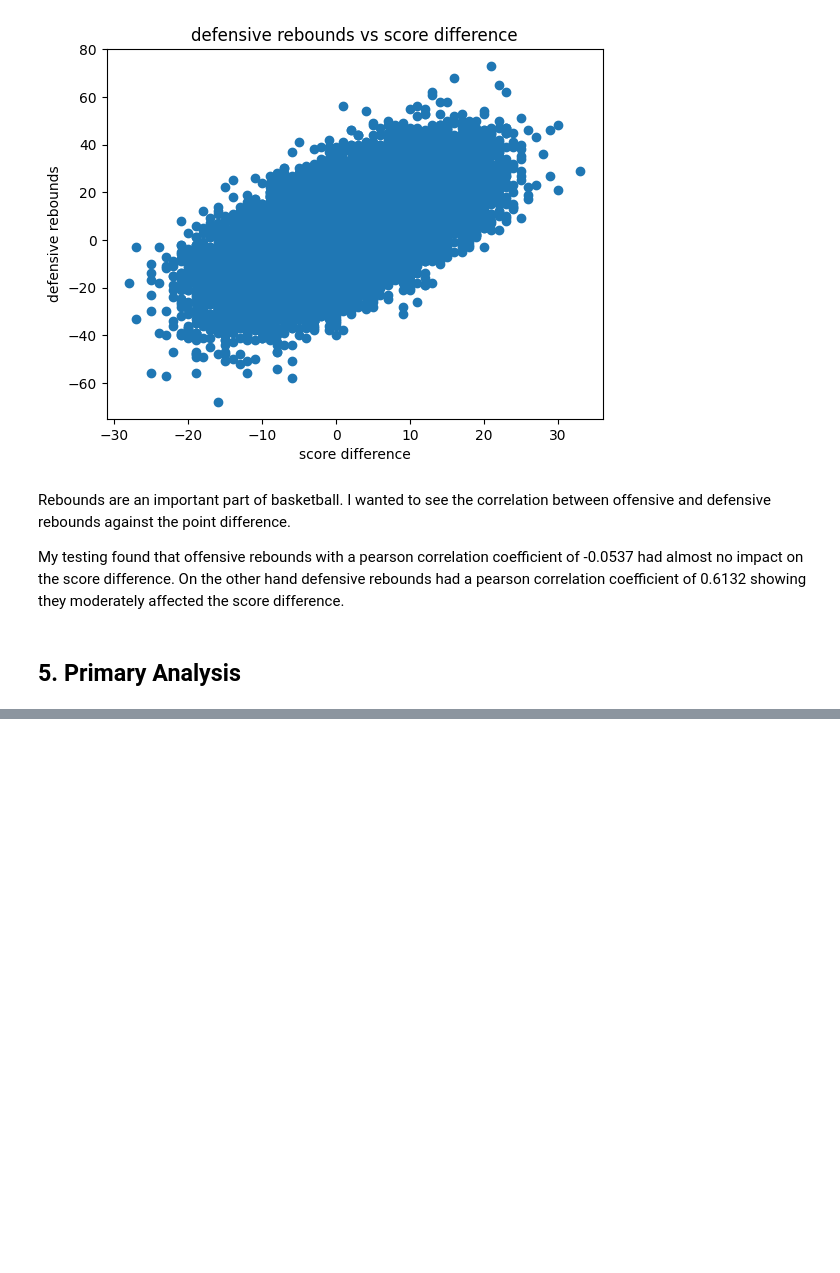
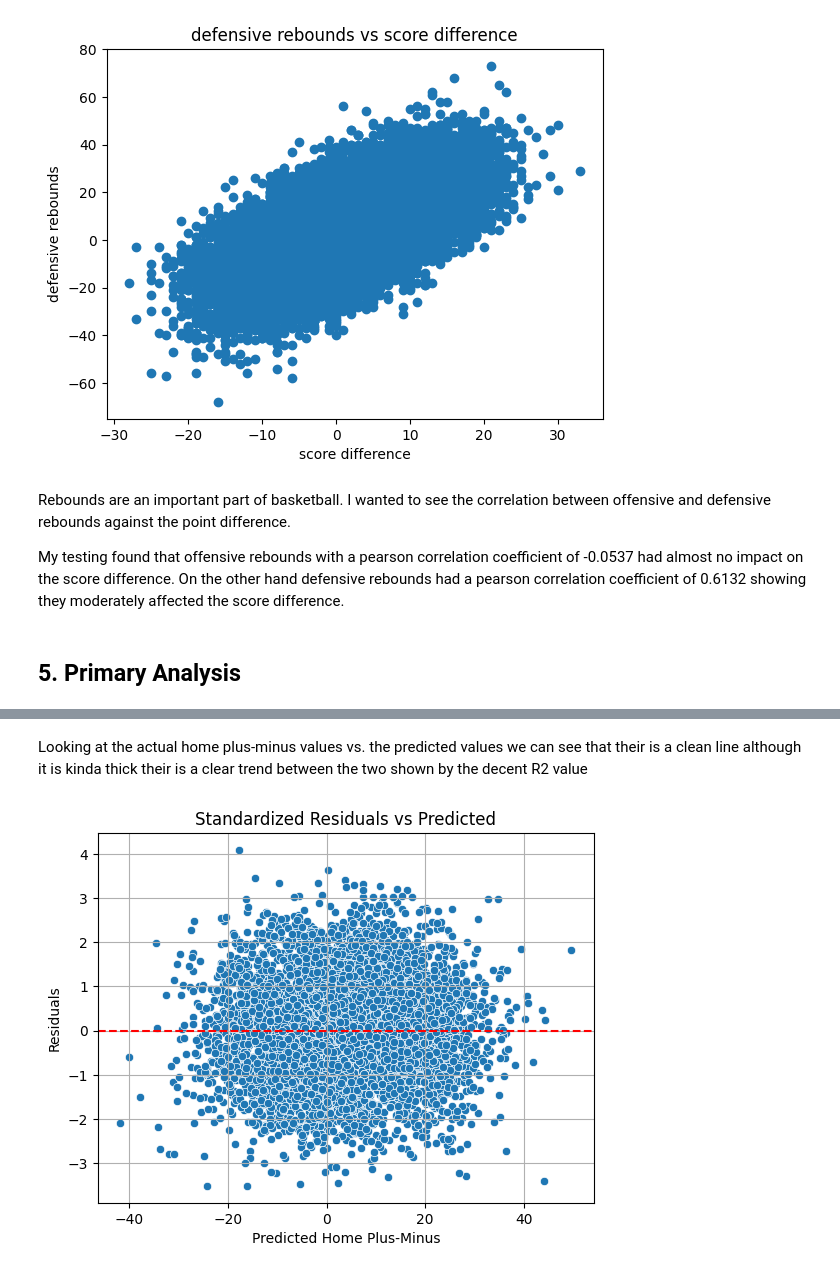
Before and after one commit to dangelakos/CMSC320-FinalProject-NBA, a Jupyter notebook: CMSC320NBAProject.ipynb, the cells around one changed output, grey strips where cells are left out. Cells and saved outputs as stored; diff of their text form; code cells hidden in the pictures; blank space fills up the shorter version.

```diff
--- a/CMSC320NBAProject.ipynb
+++ b/CMSC320NBAProject.ipynb
@@ -264,0 +320,14 @@ R2 for Gradient Boosting Regression: 0.689
+# %% [markdown]
+Looking at the actual home plus-minus values vs. the predicted values we can see that their is a clean line although it is kinda thick their is a clear trend between the two shown by the decent R2 value
+# %%
+residuals = y_test -  lin_y_pred
+std_residuals = residuals / np.std(residuals)
+sns.scatterplot(x=lin_y_pred, y=std_residuals)
+plt.axhline(0, color='red', linestyle='--')
+plt.xlabel("Predicted Home Plus-Minus")
+plt.ylabel("Residuals")
+plt.title("Standardized Residuals vs Predicted")
+plt.grid(True)
+plt.show()
+# %% [output]
+[figure, added]
```
Also changed, not shown: parts of 17 cells of this notebook.
